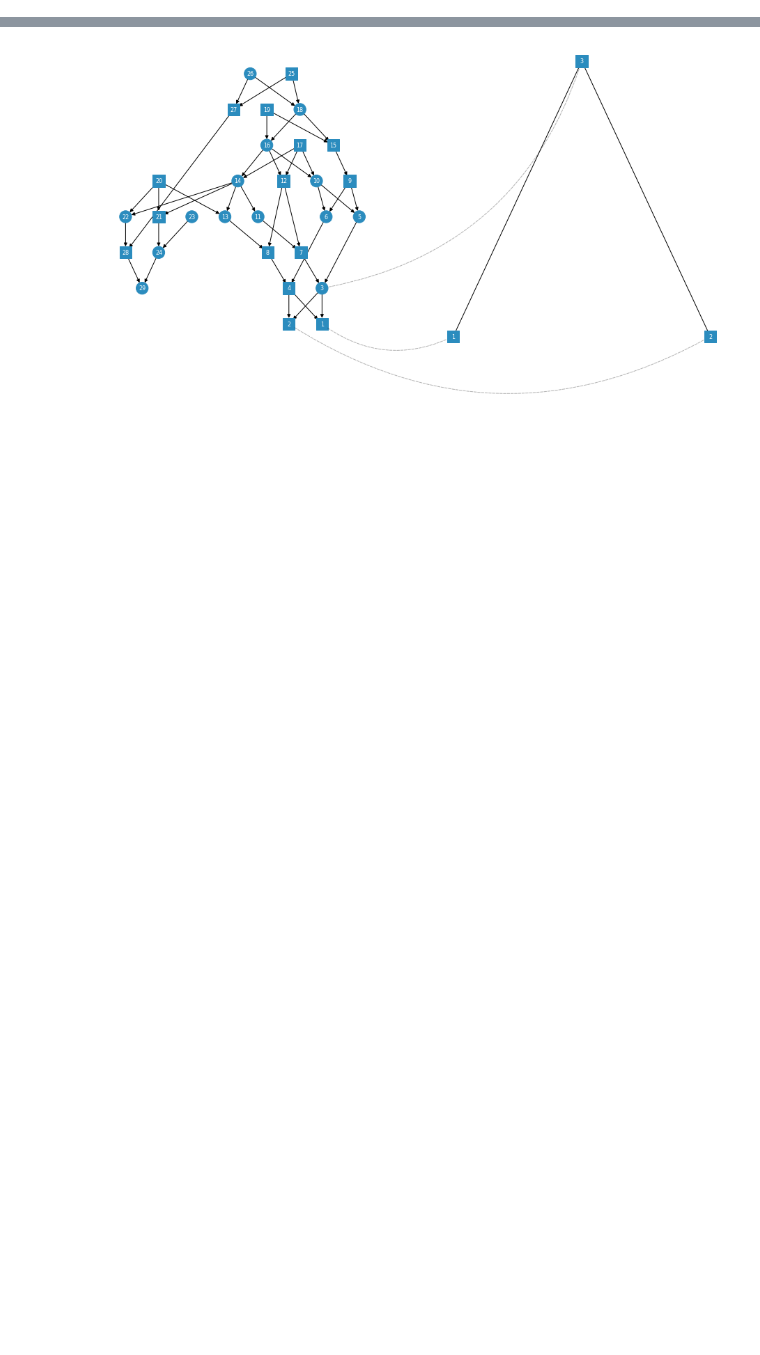
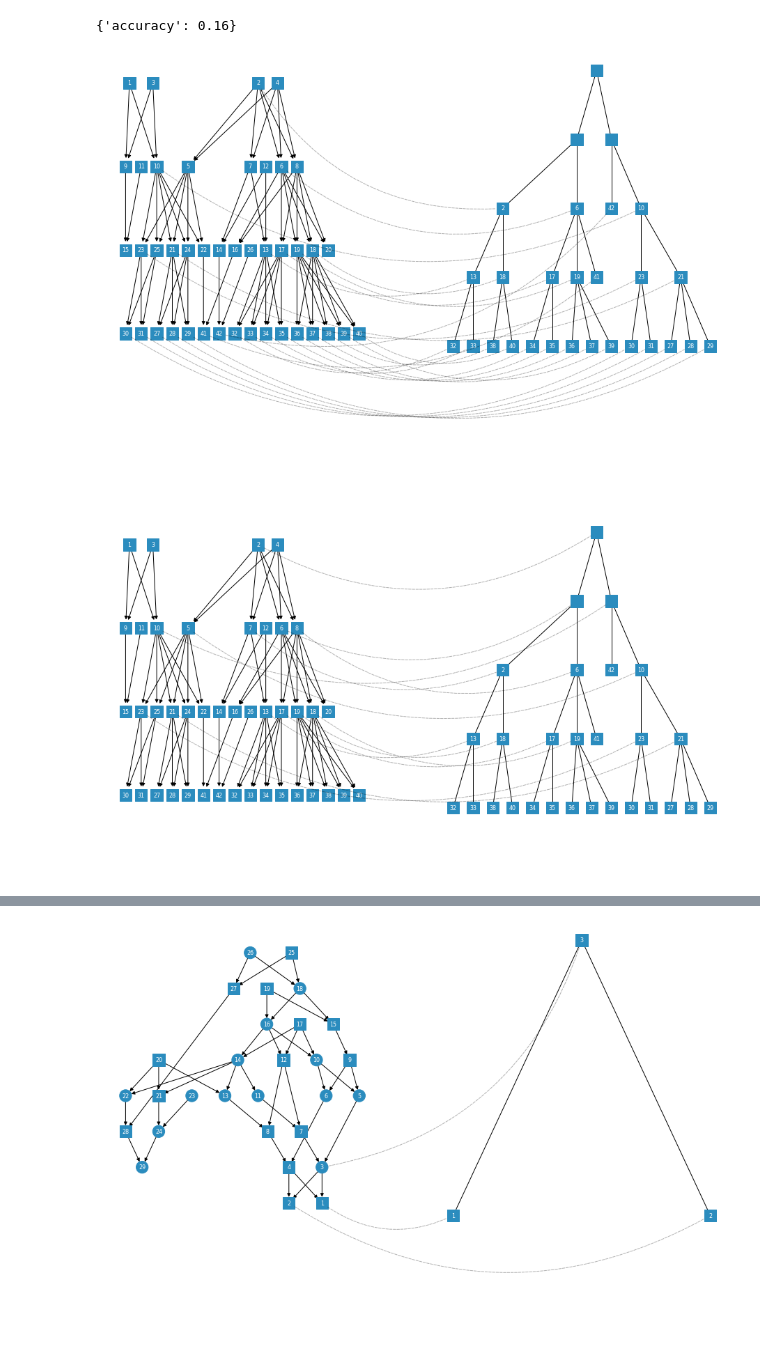
Before and after one commit to ivan-krukov/aligning-genealogies, a Jupyter notebook: notebooks/Experiments.ipynb, the cells around one changed output, grey strips where cells are left out. Saved outputs shown, nothing was run; the diff lists cells and outputs as text; code cells hidden in the pictures; blank space fills up the shorter version.

```diff
--- a/notebooks/Experiments.ipynb
+++ b/notebooks/Experiments.ipynb
@@ -42,3 +45,15 @@ algn.evaluate()
+# %%
+algn = DescMatchingAligner(ped, ct_1)
+algn.align()
+print(algn.evaluate()) # evaluate accuracy
+# draw true vs. predicted
+algn.draw()
+plt.show()
+algn.draw(use_predicted=True)
+# %% [output]
+{'accuracy': 0.16}
+[figure, added]
+[figure, added]
 # %%
 ped = Pedigree.simulate_from_founders(5, 5)
 
```
Also changed, not shown: parts of 4 cells of this notebook, 3 other files.
